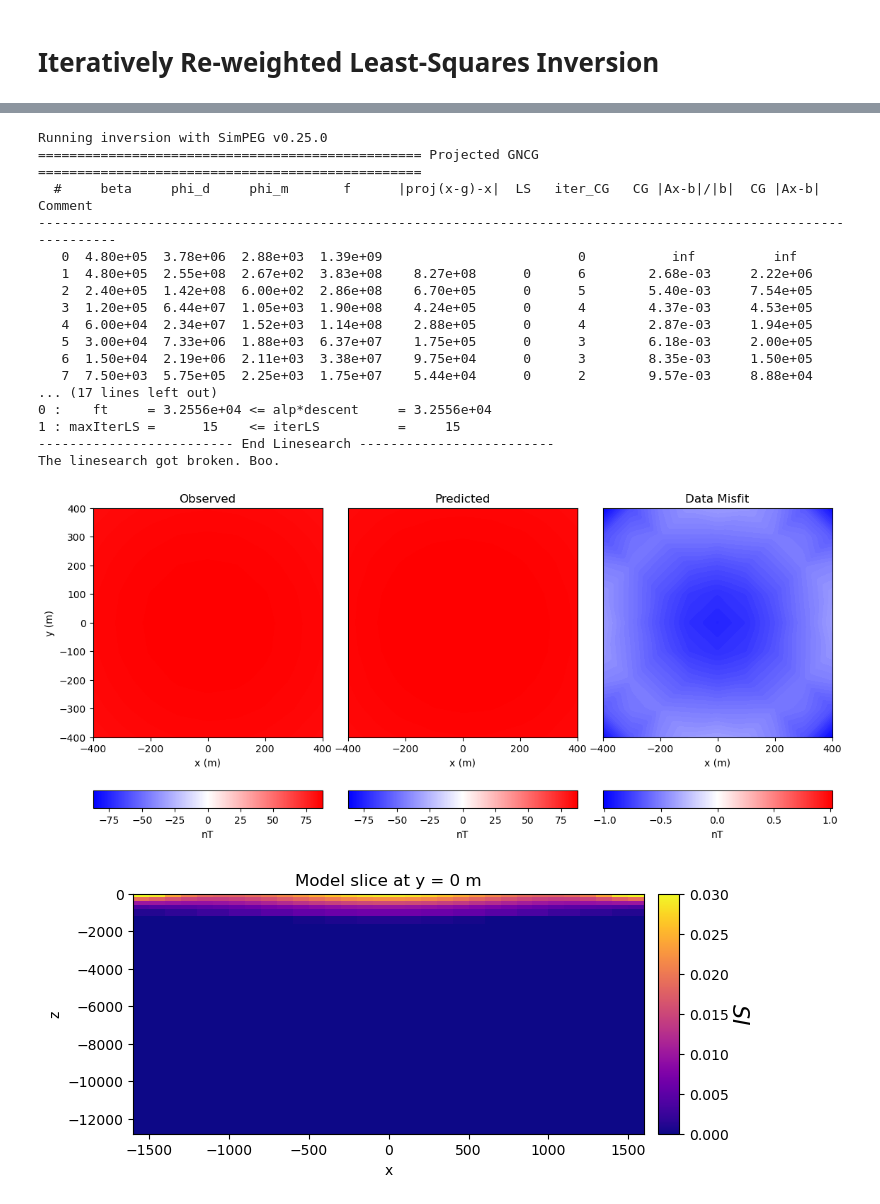
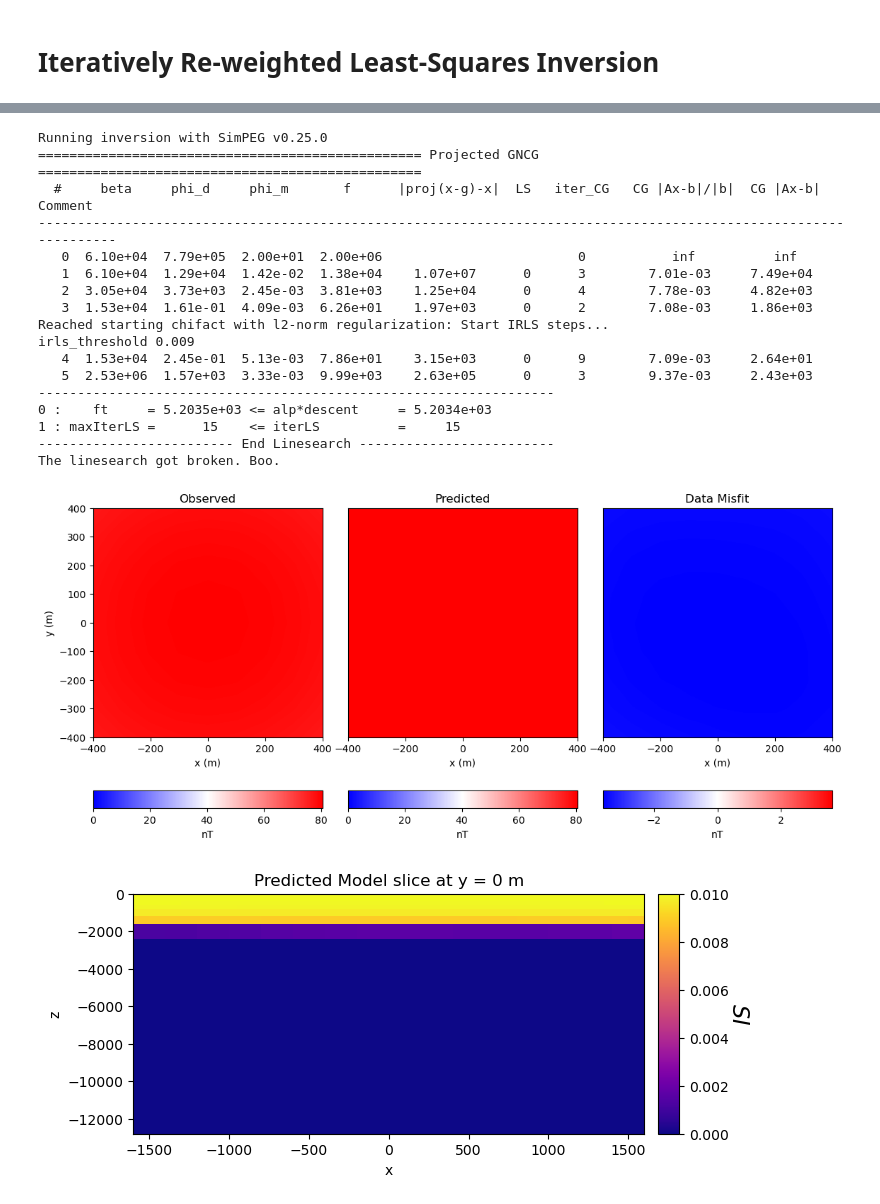
Before and after one commit to ian-ha/eosc454-project, a Jupyter notebook: visualizations.ipynb, the cells around one changed output, grey strips where cells are left out. Drawn from its saved outputs; the diff is of its cells as text; code cells hidden in the pictures.

```diff
--- a/visualizations.ipynb
+++ b/visualizations.ipynb
@@ -169,7 +169,7 @@ for ii in range(0, 3):
         receiver_list[0].locations,
         data_array[:, ii],
         ax=ax1[ii],
-        ncontour=30,
+        ncontour=50,
         contourOpts={"cmap": "bwr", "norm": norm[ii]},
     )
     ax1[ii].set_title(plot_title[ii])
@@ -253,47 +270,50 @@ v_lim = [np.max(np.abs(dobs)), np.max(np.abs(dobs)), np.max(np.abs(dobs - dpred_
 
 for ii in range(0, 3):
     ax1[ii] = fig.add_axes([0.3 * ii + 0.1, 0.2, 0.27, 0.75])
-    norm[ii] = mpl.colors.Normalize(vmin=-v_lim[ii], vmax=v_lim[ii])
+    if ii < 2:  # Observed, Predicted
+        norm[ii] = mpl.colors.Normalize(vmin=0.0, vmax=v_lim[ii])
+    else:       # Data Misfit
+        norm[ii] = mpl.colors.Normalize(vmin=-v_lim[ii], vmax=v_lim[ii])
     cplot[ii] = plot2Ddata(
         receiver_list[0].locations,
         data_array[:, ii],
         ax=ax1[ii],
         ncontour=30,
         contourOpts={"cmap": "bwr", "norm": norm[ii]},
     )
     ax1[ii].set_title(plot_title[ii])
     ax1[ii].set_xlabel("x (m)")
     if ii == 0:
         ax1[ii].set_ylabel("y (m)")
     else:
         ax1[ii].set_yticks([])
 
     ax2[ii] = fig.add_axes([0.3 * ii + 0.1, 0.05, 0.27, 0.05])
     cbar[ii] = mpl.colorbar.ColorbarBase(
         ax2[ii], norm=norm[ii], orientation="horizontal", cmap=mpl.cm.bwr
     )
     cbar[ii].set_label(plot_units[ii], labelpad=5)
 
 plt.show()
 # %% [output]
 Running inversion with SimPEG v0.25.0
 ================================================= Projected GNCG =================================================
   #     beta     phi_d     phi_m       f      |proj(x-g)-x|  LS   iter_CG   CG |Ax-b|/|b|  CG |Ax-b|   Comment
 -----------------------------------------------------------------------------------------------------------------
-   0  4.80e+05  3.78e+06  2.88e+03  1.39e+09                         0           inf          inf
-   1  4.80e+05  2.55e+08  2.67e+02  3.83e+08    8.27e+08      0      6        2.68e-03     2.22e+06
-   2  2.40e+05  1.42e+08  6.00e+02  2.86e+08    6.70e+05      0      5        5.40e-03     7.54e+05
-   3  1.20e+05  6.44e+07  1.05e+03  1.90e+08    4.24e+05      0      4        4.37e-03     4.53e+05
-   4  6.00e+04  2.34e+07  1.52e+03  1.14e+08    2.88e+05      0      4        2.87e-03     1.94e+05
-   5  3.00e+04  7.33e+06  1.88e+03  6.37e+07    1.75e+05      0      3        6.18e-03     2.00e+05
-   6  1.50e+04  2.19e+06  2.11e+03  3.38e+07    9.75e+04      0      3        8.35e-03     1.50e+05
-   7  7.50e+03  5.75e+05  2.25e+03  1.75e+07    5.44e+04      0      2        9.57e-03     8.88e+04
-... (17 lines left out)
-0 :    ft     = 3.2556e+04 <= alp*descent     = 3.2556e+04
+   0  6.10e+04  7.79e+05  2.00e+01  2.00e+06                         0           inf          inf
+   1  6.10e+04  1.29e+04  1.42e-02  1.38e+04    1.07e+07      0      3        7.01e-03     7.49e+04
+   2  3.05e+04  3.73e+03  2.45e-03  3.81e+03    1.25e+04      0      4        7.78e-03     4.82e+03
+   3  1.53e+04  1.61e-01  4.09e-03  6.26e+01    1.97e+03      0      2        7.08e-03     1.86e+03
+Reached starting chifact with l2-norm regularization: Start IRLS steps...
+irls_threshold 0.009
+   4  1.53e+04  2.45e-01  5.13e-03  7.86e+01    3.15e+03      0      9        7.09e-03     2.64e+01
+   5  2.53e+06  1.57e+03  3.33e-03  9.99e+03    2.63e+05      0      3        9.37e-03     2.43e+03
+------------------------------------------------------------------
+0 :    ft     = 5.2035e+03 <= alp*descent     = 5.2034e+03
 1 : maxIterLS =      15    <= iterLS          =     15
 ------------------------- End Linesearch -------------------------
 The linesearch got broken. Boo.
-[figure, old version]
+[figure, new version]
 # %%
 fig = plt.figure(figsize=(7, 3))
 ax1 = fig.add_axes([0.1, 0.1, 0.73, 0.8])
@@ -303,7 +323,7 @@ mesh = simulation.mesh
 plotting_map = maps.InjectActiveCells(mesh, simulation.active_cells, np.nan)
 
 norm = mpl.colors.Normalize(
-    vmin=np.min(recovered_model), vmax=0.03
+    vmin=np.min(recovered_model), vmax=0.01
 )
 mesh.plot_slice(
     plotting_map * recovered_model,
@@ -313,7 +333,7 @@ mesh.plot_slice(
     grid=False,
     pcolor_opts={"cmap": mpl.cm.plasma, "norm": norm},
 )
-ax1.set_title("Model slice at y = 0 m")
+ax1.set_title("Predicted Model slice at y = 0 m")
 
 ax2 = fig.add_axes([0.85, 0.1, 0.03, 0.8])
 cbar = mpl.colorbar.ColorbarBase(
@@ -323,4 +343,4 @@ cbar.set_label("$SI$", rotation=270, labelpad=15, size=16)
 
 plt.show()
 # %% [output]
-[figure, old version]
+[figure, new version]
```
Also changed, not shown: parts of 8 cells of this notebook, 2 other files.
